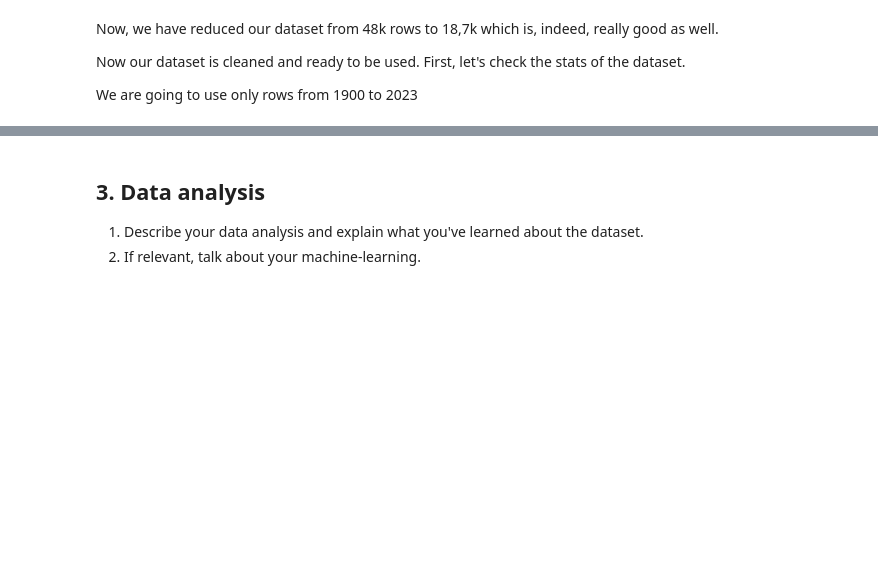
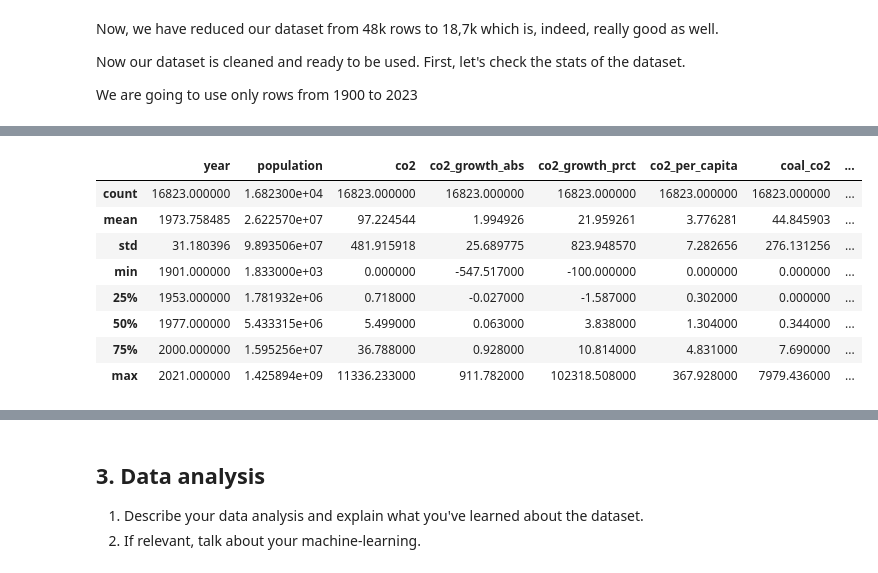
Before and after one commit to magolimbo/Social_data_analysis_and_visualisation, a Jupyter notebook: project/main.ipynb, the cells around one changed output, grey strips where cells are left out. Drawn from its saved outputs; the diff is of its cells as text; code cells hidden in the pictures; blank space fills up the shorter version.

```diff
--- a/project/main.ipynb
+++ b/project/main.ipynb
@@ -164,0 +262,12 @@ KeyboardInterrupt:
+# %%
+df.describe()
+# %% [output]
+|  | year | population | co2 | co2_growth_abs | co2_growth_prct | co2_per_capita | coal_co2 | ... |
+| count | 16823.000000 | 1.682300e+04 | 16823.000000 | 16823.000000 | 16823.000000 | 16823.000000 | 16823.000000 | ... |
+| mean | 1973.758485 | 2.622570e+07 | 97.224544 | 1.994926 | 21.959261 | 3.776281 | 44.845903 | ... |
+| std | 31.180396 | 9.893506e+07 | 481.915918 | 25.689775 | 823.948570 | 7.282656 | 276.131256 | ... |
+| min | 1901.000000 | 1.833000e+03 | 0.000000 | -547.517000 | -100.000000 | 0.000000 | 0.000000 | ... |
+| 25% | 1953.000000 | 1.781932e+06 | 0.718000 | -0.027000 | -1.587000 | 0.302000 | 0.000000 | ... |
+| 50% | 1977.000000 | 5.433315e+06 | 5.499000 | 0.063000 | 3.838000 | 1.304000 | 0.344000 | ... |
+| 75% | 2000.000000 | 1.595256e+07 | 36.788000 | 0.928000 | 10.814000 | 4.831000 | 7.690000 | ... |
+| max | 2021.000000 | 1.425894e+09 | 11336.233000 | 911.782000 | 102318.508000 | 367.928000 | 7979.436000 | ... |
```
Also changed, not shown: parts of 24 cells of this notebook.
